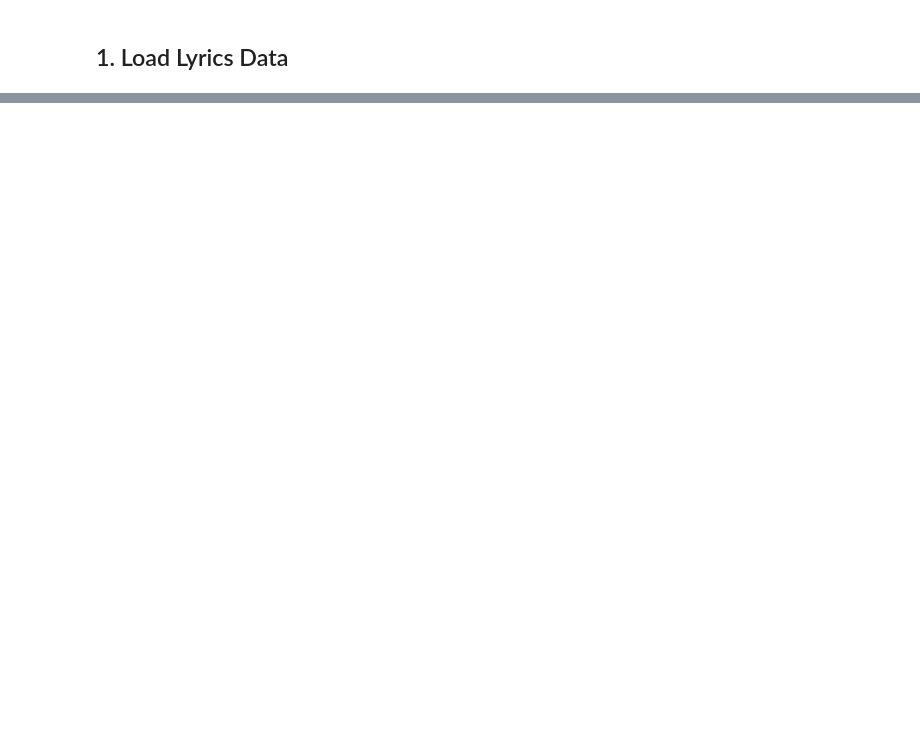
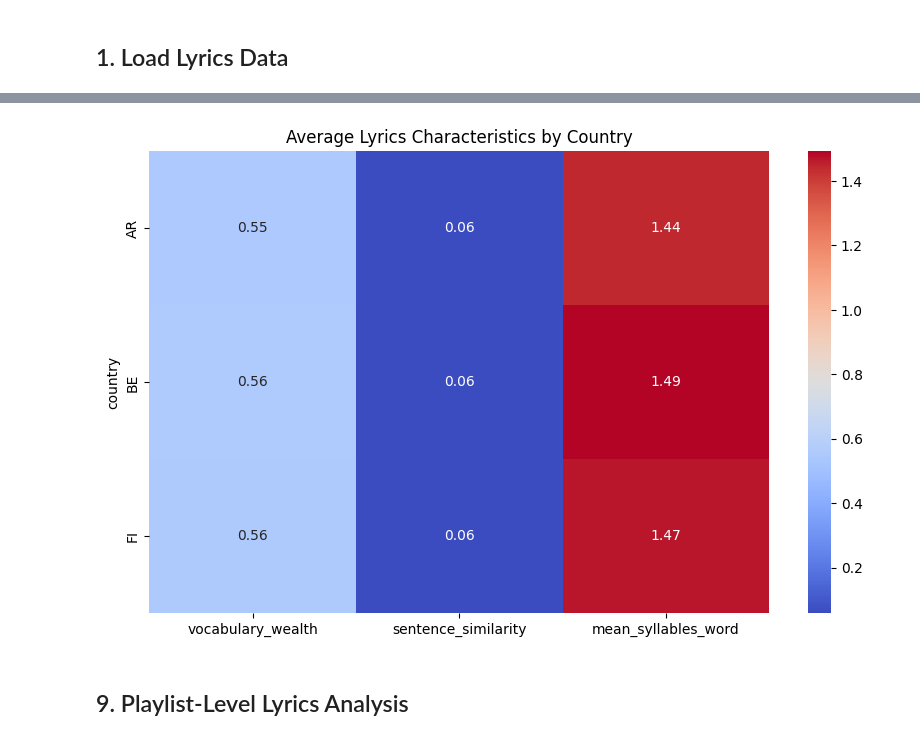
Before and after one commit to ds25m032-Denis-Hoxha/spotify_project, a Jupyter notebook: notebooks/06_lyrics_features_eda.ipynb, the cells around one changed output, grey strips where cells are left out. Saved outputs shown, nothing was run; the diff lists cells and outputs as text; code cells hidden in the pictures; blank space fills up the shorter version.

```diff
--- a/notebooks/06_lyrics_features_eda.ipynb
+++ b/notebooks/06_lyrics_features_eda.ipynb
@@ -420,0 +415,13 @@ con.close()
+# %%
+lyrics_pop["popularity_group"] = pd.qcut(
+    lyrics_pop["popularity"],
+    q=4,
+    labels=[
+        "Low",
+        "Medium",
+        "High",
+        "Very High"
+    ]
+)
+
+lyrics_pop["popularity_group"].value_counts()
@@ -420,0 +483,38 @@ con.close()
+# %%
+top_countries = (
+    lyrics_pop["country"]
+    .value_counts()
+    .head(15)
+    .index
+)
+
+country_features = (
+    lyrics_pop[
+        lyrics_pop["country"].isin(top_countries)
+    ]
+    .groupby("country")
+    [
+        [
+            "vocabulary_wealth",
+            "sentence_similarity",
+            "mean_syllables_word"
+        ]
+    ]
+    .mean()
+)
+
+plt.figure(figsize=(10,6))
+
+sns.heatmap(
+    country_features,
+    cmap="coolwarm",
+    annot=True,
+    fmt=".2f"
+)
+
+plt.title("Average Lyrics Characteristics by Country")
+plt.show()
+# %% [output]
+[figure, added]
+# %% [markdown]
+## 9. Playlist-Level Lyrics Analysis
```
Also changed, not shown: parts of 92 cells of this notebook, 1 other file.
